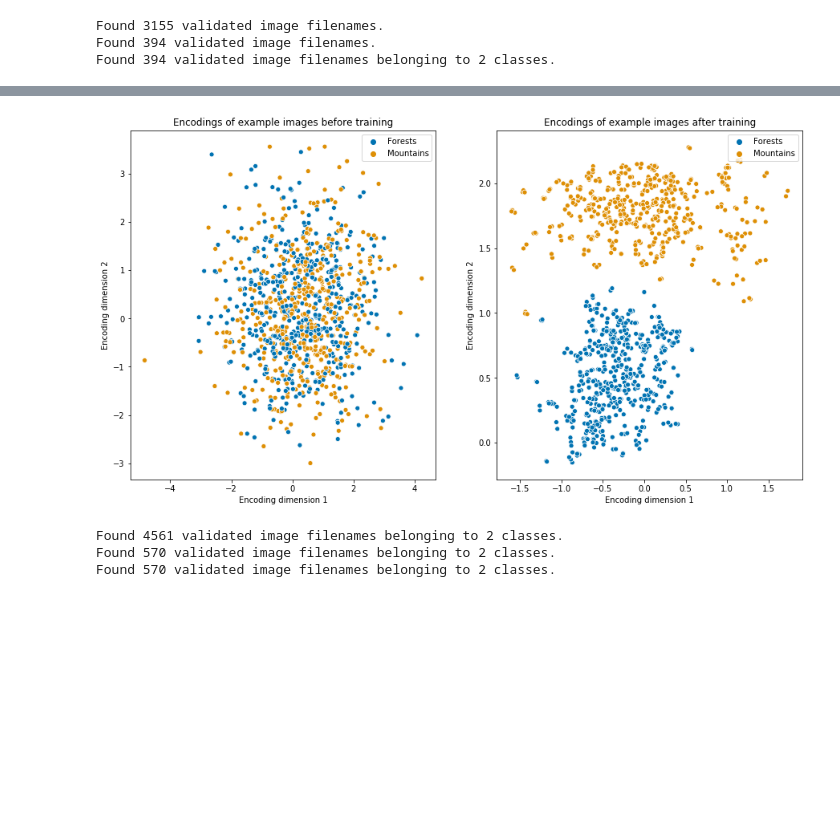
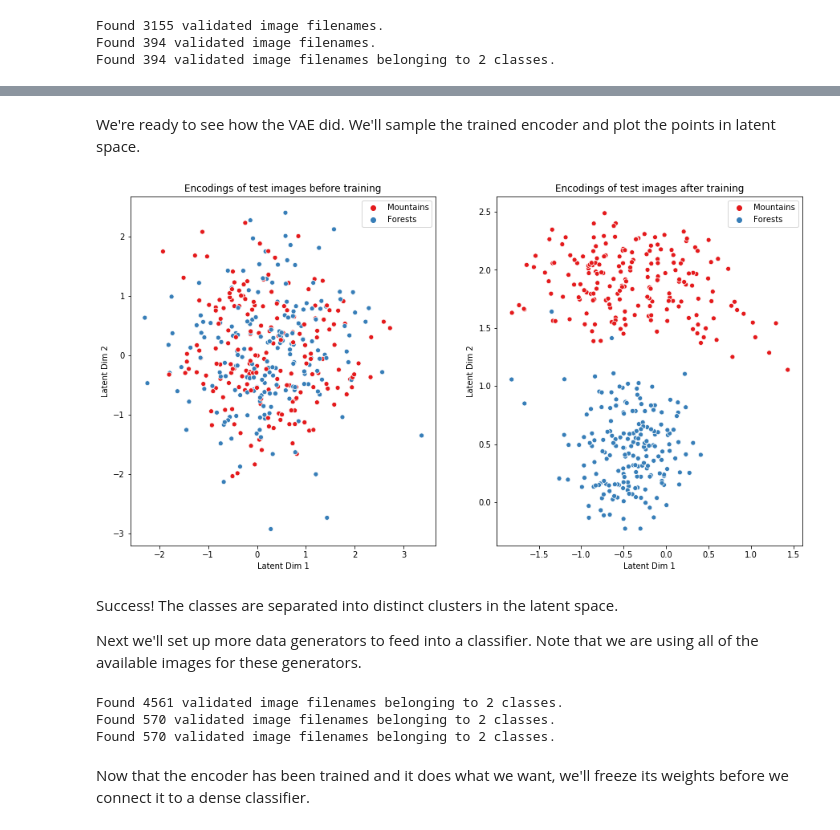
Before and after one commit to taopieye/cires, a Jupyter notebook: CIRES_code.ipynb, the cells around one changed output, grey strips where cells are left out. Cells and saved outputs as stored; diff of their text form; code cells hidden in the pictures; blank space fills up the shorter version.

Commit message:
final CIRES code
stay tuned for the plots directory

```diff
--- a/CIRES_code.ipynb
+++ b/CIRES_code.ipynb
@@ -45,3 +69,3 @@ samples_df.head()
 # %%
-samples_df["label"] = samples_df["label"].astype("str")
+samples_df.label = samples_df.label.astype("str")
 samples_df = samples_df[(samples_df.label == '1') | (samples_df.label == '2')].sample(frac=1)
@@ -121,7 +157,7 @@ Found 394 validated image filenames belonging to 2 classes.
 # %%
 imgs = []
 truth = []
-for i in range(32):
+for i in range(12): #12 batches of size 32 -> 384 images
     examples = e_test_gen.next()
     images = imgs.append(examples[0])
     truth.append(examples[1])
@@ -138,21 +174,3 @@ labels = [np.where(r==1)[0][0] for r in truth_array]
 classes = []
 for i in range(len(labels)):
     classes.append(class_names[labels[i]])
-# %%
-#helpers
-class Sampling(layers.Layer):
-    #uses z_mean, z_log_var to sample z, encoding vector
-
-    def call(self, z_mean, z_log_var):
-        batch = tf.shape(z_mean)[0]
-        dim = tf.shape(z_mean)[1]
-        epsilon = tf.random.normal(shape=(batch,dim))
-        return z_mean + tf.exp(0.5 * z_log_var) * epsilon
-
-def kl_divergence(z_mean, z_log_var):
-    kl_loss = -0.5*(1+z_log_var-tf.square(z_mean)-tf.exp(z_log_var))
-    return tf.reduce_mean(tf.reduce_sum(kl_loss, axis=1))
-
-def reconstruction_loss(real, reconstruction):
-    return tf.reduce_mean(tf.reduce_sum(
-        losses.binary_crossentropy(real, reconstruction), axis=(1,2)))
@@ -246,27 +287,33 @@ Epoch 20/20
+# %% [markdown]
+We're ready to see how the VAE did. We'll sample the trained encoder and plot the points in latent space.
 # %%
 posttrain_encodings = encoder(img_array)[2].numpy()
 
 f, axs = plt.subplots(nrows=1, ncols=2, figsize=(15, 8))
 sns.scatterplot(pretrain_encodings[:, 0],
                 pretrain_encodings[:, 1],
                 hue=classes, ax=axs[0],
-                palette=sns.color_palette("colorblind", 2));
+                palette=sns.color_palette("Set1", 2));
 sns.scatterplot(posttrain_encodings[:, 0],
                 posttrain_encodings[:, 1],
                 hue=classes, ax=axs[1],
-                palette=sns.color_palette("colorblind", 2));
+                palette=sns.color_palette("Set1", 2));
 
-axs[0].set_title('Encodings of example images before training');
-axs[1].set_title('Encodings of example images after training');
+axs[0].set_title('Encodings of test images before training');
+axs[1].set_title('Encodings of test images after training');
 
 for ax in axs:
-    ax.set_xlabel('Encoding dimension 1')
-    ax.set_ylabel('Encoding dimension 2')
+    ax.set_xlabel('Latent Dim 1')
+    ax.set_ylabel('Latent Dim 2')
     ax.legend(loc='upper right')
 
-f.savefig('plots\\mf_vae_before_after_mean_1.jpg')
+f.savefig('plots\\vae_before_after.jpg')
 # %% [output]
-[figure, old version]
+[figure, new version]
+# %% [markdown]
+Success! The classes are separated into distinct clusters in the latent space.
+
+Next we'll set up more data generators to feed into a classifier. Note that we are using all of the available images for these generators.
 # %%
 training_percentage = 0.8
 training_item_count = int(len(samples_df)*training_percentage)
@@ -313,6 +360,8 @@ c_test_gen = test_datagen.flow_from_dataframe(
 Found 4561 validated image filenames belonging to 2 classes.
 Found 570 validated image filenames belonging to 2 classes.
 Found 570 validated image filenames belonging to 2 classes.
+# %% [markdown]
+Now that the encoder has been trained and it does what we want, we'll freeze its weights before we connect it to a dense classifier.
 # %%
 encoder.trainable = False
 
```
Also changed, not shown: parts of 26 cells of this notebook, 1 other file.
